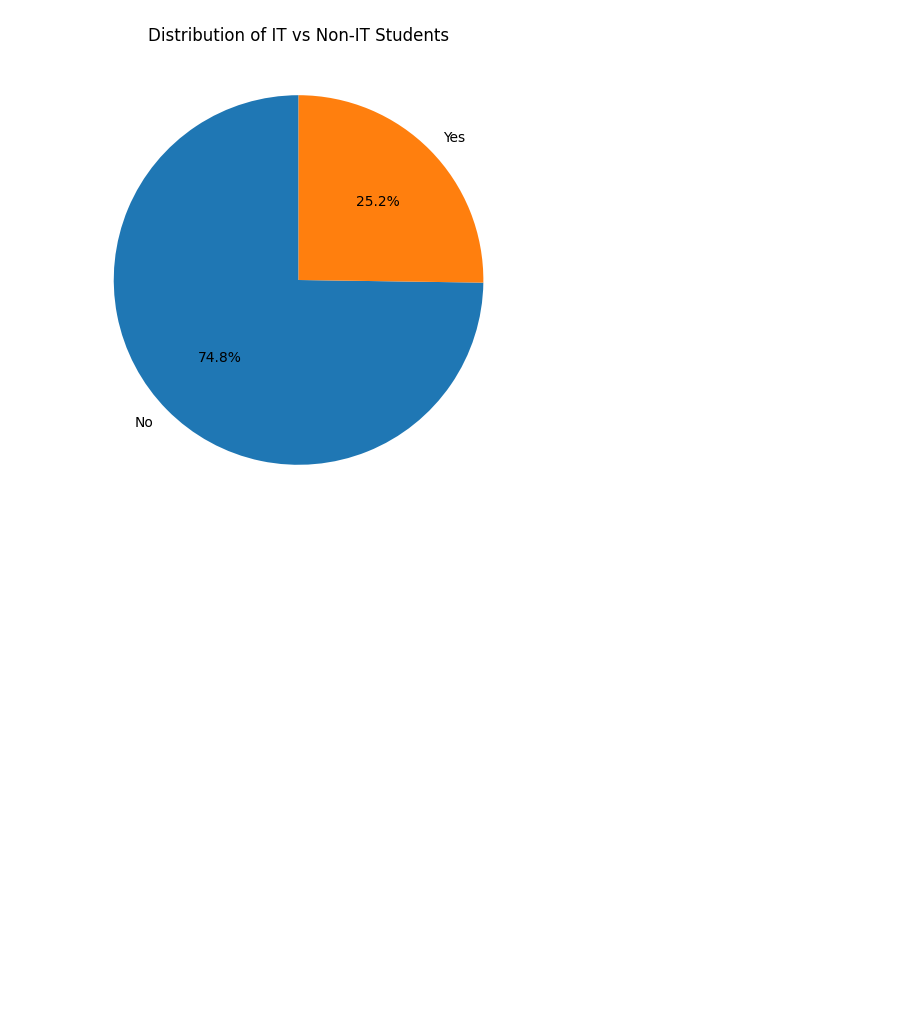
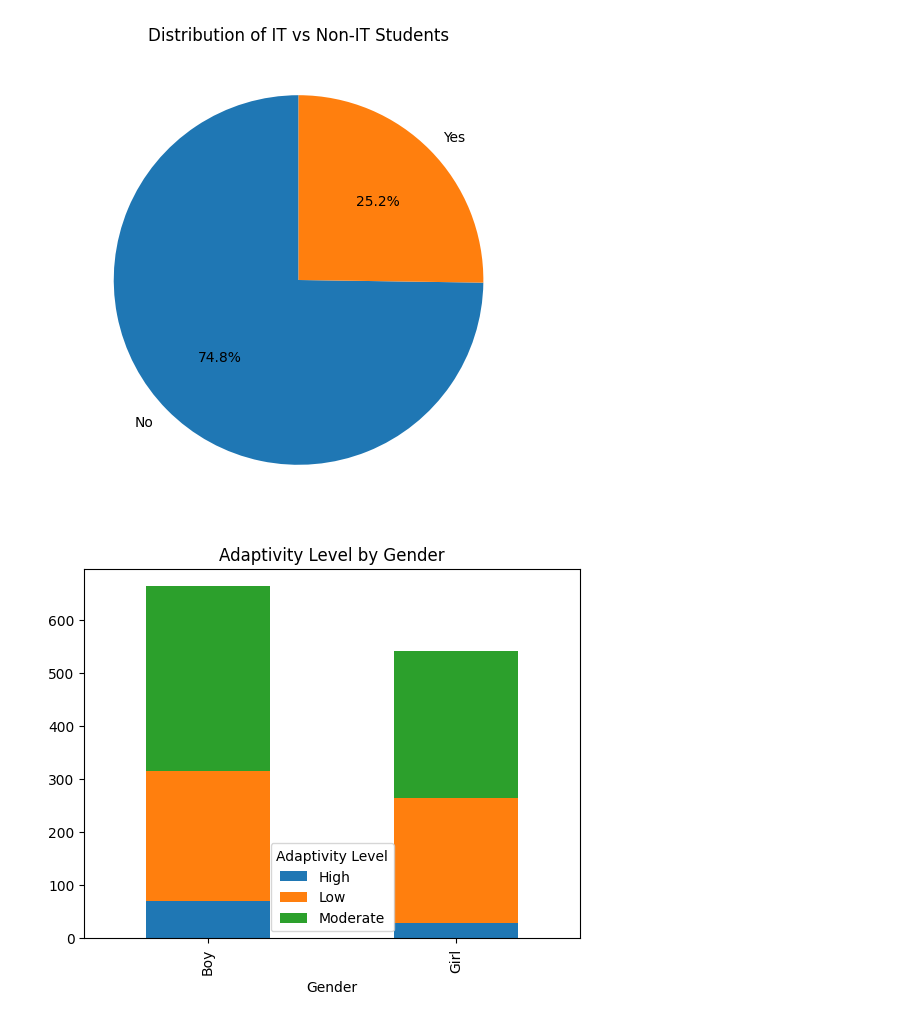
Before and after one commit to RandDahmash/Mining-project, a Jupyter notebook: Phase2.ipynb, the cells around one changed output. Drawn from its saved outputs; the diff is of its cells as text; code cells hidden in the pictures; blank space fills up the shorter version.

```diff
--- a/Phase2.ipynb
+++ b/Phase2.ipynb
@@ -71,3 +65,9 @@ plt.ylabel(' ')
 plt.show()
 # %% [output]
 [figure]
+# %%
+pd.crosstab(df["Gender"], df["Adaptivity Level"]).plot(kind="bar", stacked=True)
+plt.title("Adaptivity Level by Gender")
+plt.show()
+# %% [output]
+[figure, added]
```
Also changed, not shown: parts of 5 cells of this notebook.
